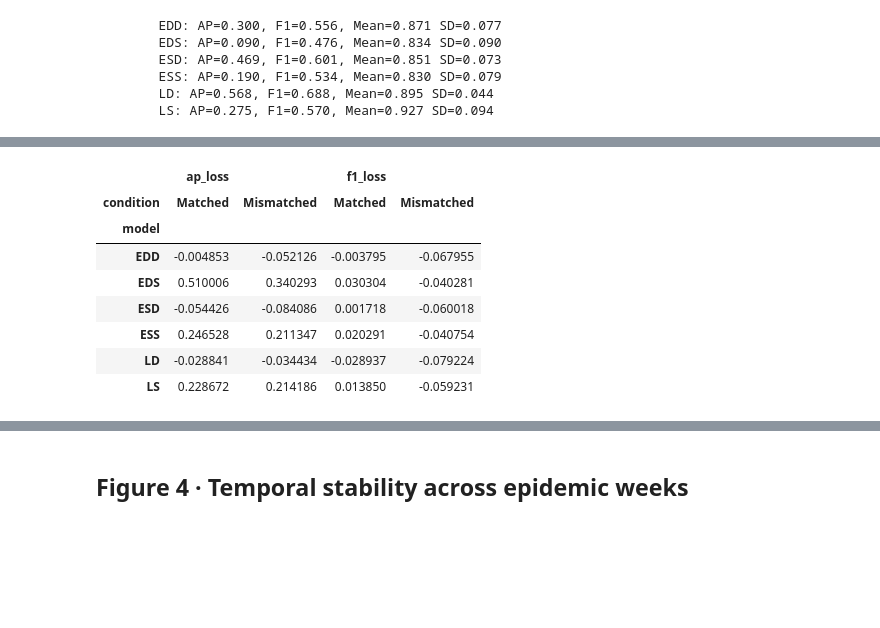
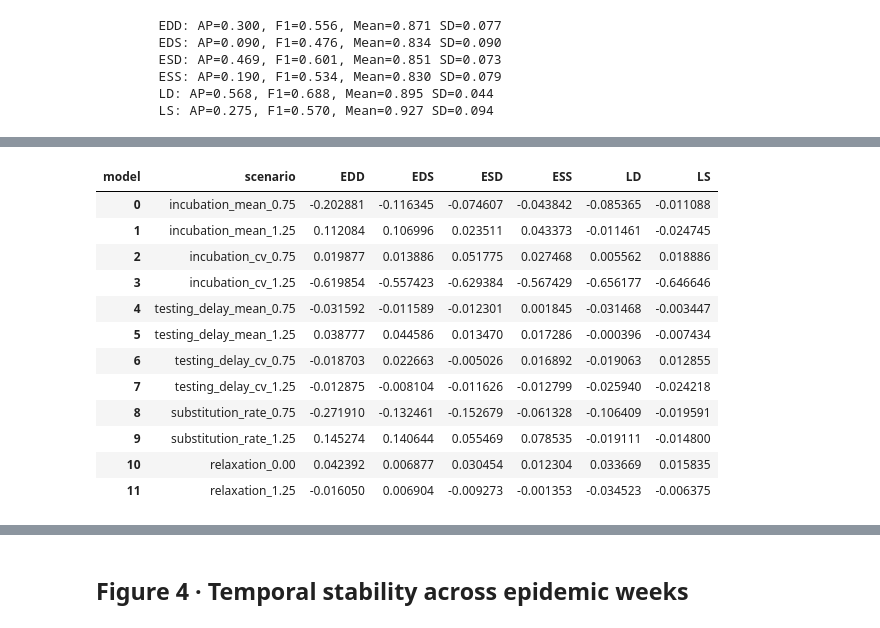
Before and after one commit to ydnkka/epilink, a Jupyter notebook: evaluation/src/evaluation/figures.ipynb, the cells around one changed output, grey strips where cells are left out. Saved outputs shown, nothing was run; the diff lists cells and outputs as text; code cells hidden in the pictures; blank space fills up the shorter version.

```diff
--- a/evaluation/src/evaluation/figures.ipynb
+++ b/evaluation/src/evaluation/figures.ipynb
@@ -380,13 +294,21 @@ Saved TIFF: /Users/ydnkka/Desktop/Phd Project/projects/epilink/evaluation/result
 # %%
-data = results.loc[results["scenario"] != "baseline"]
-data.groupby(["model", "condition"])[["ap_loss", "f1_loss"]].mean().unstack(level="condition")
+data = results.loc[(results["scenario"] != "baseline") & (results["condition"] == "Mismatched")]
+
+(data[["model", "scenario", "f1_loss"]]
+.pivot_table(index="scenario", columns="model", values="f1_loss")
+.reindex(index=SCENARIO_ORDER, columns=MODEL_ORDER).reset_index()
+ )
 # %% [output]
-|  | ap_loss |  | f1_loss |  |
-| condition | Matched | Mismatched | Matched | Mismatched |
-| model |  |  |  |  |
-| EDD | -0.004853 | -0.052126 | -0.003795 | -0.067955 |
-| EDS | 0.510006 | 0.340293 | 0.030304 | -0.040281 |
-| ESD | -0.054426 | -0.084086 | 0.001718 | -0.060018 |
-| ESS | 0.246528 | 0.211347 | 0.020291 | -0.040754 |
-| LD | -0.028841 | -0.034434 | -0.028937 | -0.079224 |
-| LS | 0.228672 | 0.214186 | 0.013850 | -0.059231 |
+| model | scenario | EDD | EDS | ESD | ESS | LD | LS |
+| 0 | incubation_mean_0.75 | -0.202881 | -0.116345 | -0.074607 | -0.043842 | -0.085365 | -0.011088 |
+| 1 | incubation_mean_1.25 | 0.112084 | 0.106996 | 0.023511 | 0.043373 | -0.011461 | -0.024745 |
+| 2 | incubation_cv_0.75 | 0.019877 | 0.013886 | 0.051775 | 0.027468 | 0.005562 | 0.018886 |
+| 3 | incubation_cv_1.25 | -0.619854 | -0.557423 | -0.629384 | -0.567429 | -0.656177 | -0.646646 |
+| 4 | testing_delay_mean_0.75 | -0.031592 | -0.011589 | -0.012301 | 0.001845 | -0.031468 | -0.003447 |
+| 5 | testing_delay_mean_1.25 | 0.038777 | 0.044586 | 0.013470 | 0.017286 | -0.000396 | -0.007434 |
+| 6 | testing_delay_cv_0.75 | -0.018703 | 0.022663 | -0.005026 | 0.016892 | -0.019063 | 0.012855 |
+| 7 | testing_delay_cv_1.25 | -0.012875 | -0.008104 | -0.011626 | -0.012799 | -0.025940 | -0.024218 |
+| 8 | substitution_rate_0.75 | -0.271910 | -0.132461 | -0.152679 | -0.061328 | -0.106409 | -0.019591 |
+| 9 | substitution_rate_1.25 | 0.145274 | 0.140644 | 0.055469 | 0.078535 | -0.019111 | -0.014800 |
+| 10 | relaxation_0.00 | 0.042392 | 0.006877 | 0.030454 | 0.012304 | 0.033669 | 0.015835 |
+| 11 | relaxation_1.25 | -0.016050 | 0.006904 | -0.009273 | -0.001353 | -0.034523 | -0.006375 |
```
Also changed, not shown: parts of 6 cells of this notebook, 21 other files.
